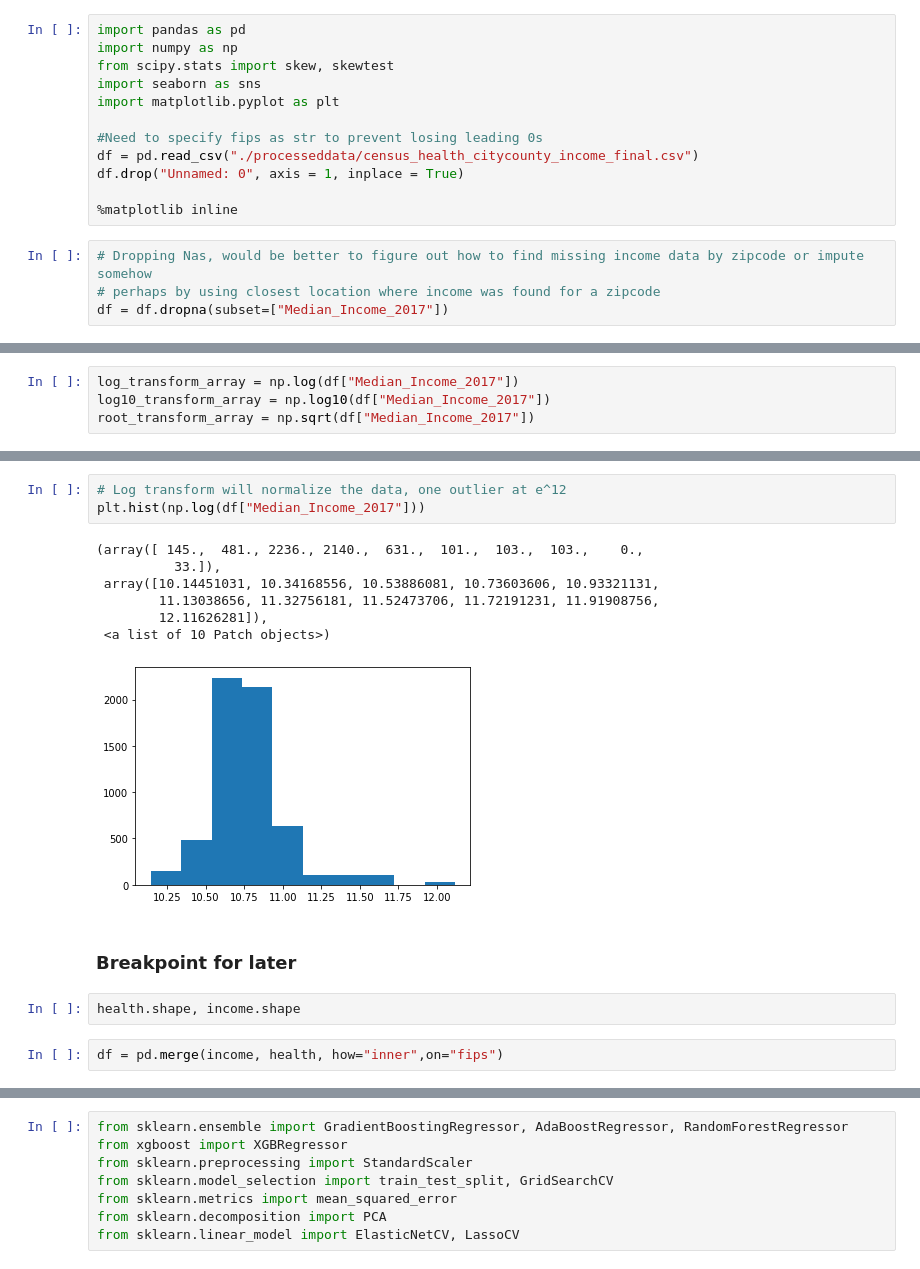
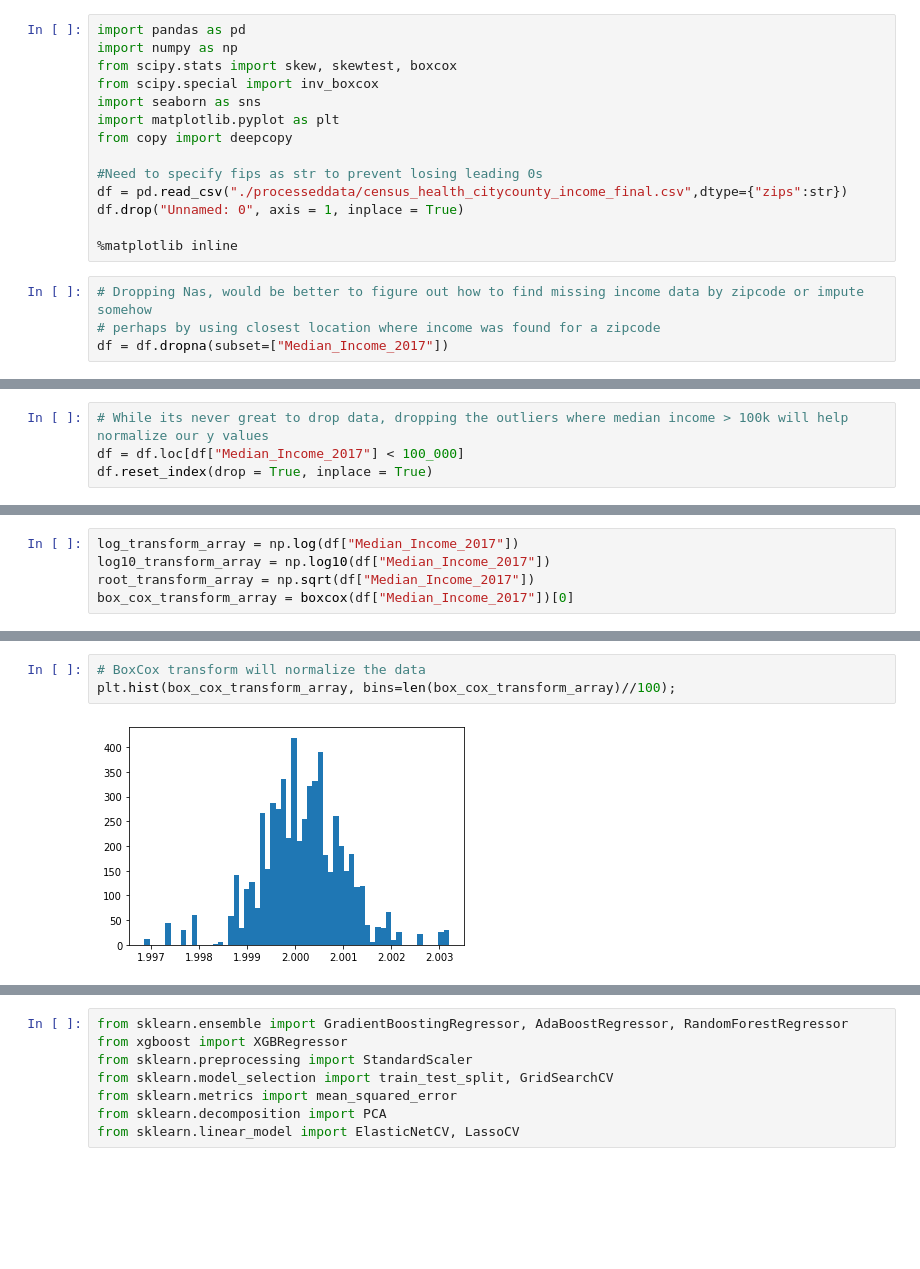
Before and after one commit to rylativity/health_and_income, a Jupyter notebook: Data_Standardization_And_Modeling.ipynb, the cells around one changed output, grey strips where cells are left out. Drawn from its saved outputs; the diff is of its cells as text; blank space fills up the shorter version.

Commit message:
Data normalized with BoxCox, ready for modeling

```diff
--- a/Data_Standardization_And_Modeling.ipynb
+++ b/Data_Standardization_And_Modeling.ipynb
@@ -3,12 +3,14 @@
 # %%
 import pandas as pd
 import numpy as np
-from scipy.stats import skew, skewtest
+from scipy.stats import skew, skewtest, boxcox
+from scipy.special import inv_boxcox
 import seaborn as sns
 import matplotlib.pyplot as plt
+from copy import deepcopy
 
 #Need to specify fips as str to prevent losing leading 0s
-df = pd.read_csv("./processeddata/census_health_citycounty_income_final.csv")
+df = pd.read_csv("./processeddata/census_health_citycounty_income_final.csv",dtype={"zips":str})
 df.drop("Unnamed: 0", axis = 1, inplace = True)
 
 %matplotlib inline
@@ -32,0 +53,4 @@ plt.hist(df["Median_Income_2017"])
+# %%
+# While its never great to drop data, dropping the outliers where median income > 100k will help normalize our y values
+df = df.loc[df["Median_Income_2017"] < 100_000]
+df.reset_index(drop = True, inplace = True)
@@ -38,3 +66,4 @@ SkewtestResult(statistic=60.30140615869754, pvalue=0.0)
 log_transform_array = np.log(df["Median_Income_2017"])
 log10_transform_array = np.log10(df["Median_Income_2017"])
 root_transform_array = np.sqrt(df["Median_Income_2017"])
+box_cox_transform_array = boxcox(df["Median_Income_2017"])[0]
@@ -49,17 +83,5 @@ SkewtestResult(statistic=50.89387423202458, pvalue=0.0)
 # %%
-# Log transform will normalize the data, one outlier at e^12
-plt.hist(np.log(df["Median_Income_2017"]))
+# BoxCox transform will normalize the data
+plt.hist(box_cox_transform_array, bins=len(box_cox_transform_array)//100);
 # %% [output]
-(array([ 145.,  481., 2236., 2140.,  631.,  101.,  103.,  103.,    0.,
-          33.]),
- array([10.14451031, 10.34168556, 10.53886081, 10.73603606, 10.93321131,
-        11.13038656, 11.32756181, 11.52473706, 11.72191231, 11.91908756,
-        12.11626281]),
- <a list of 10 Patch objects>)
-[figure, old version]
+[figure, new version]
-# %% [markdown]
-### Breakpoint for later
-# %%
-health.shape, income.shape
-# %%
-df = pd.merge(income, health, how="inner",on="fips")
```
Also changed, not shown: parts of 30 cells of this notebook.
